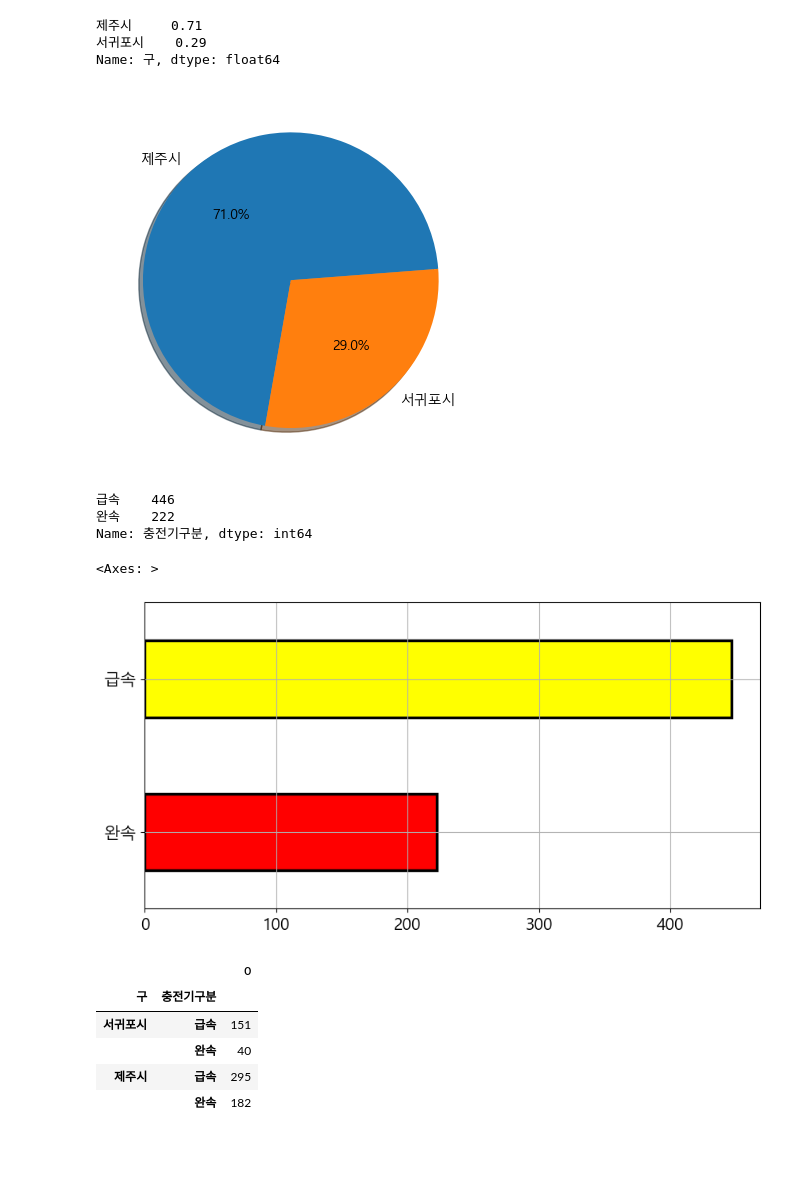
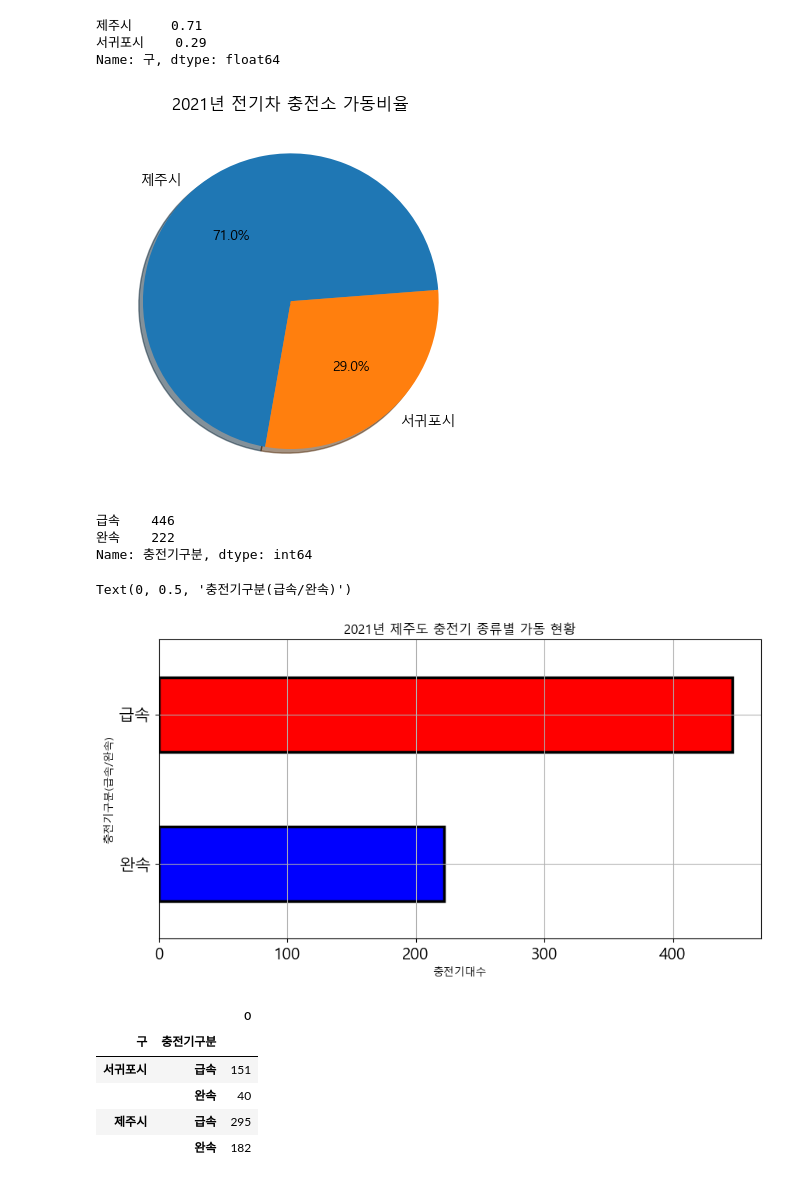
Before and after one commit to YooooSW/project4jo, a Jupyter notebook: chargejeju2021.ipynb, the cells around one changed output. Drawn from its saved outputs; the diff is of its cells as text; code cells hidden in the pictures; blank space fills up the shorter version.

```diff
--- a/chargejeju2021.ipynb
+++ b/chargejeju2021.ipynb
@@ -79,11 +79,12 @@ Name: 구, dtype: float64
 # %%
 # 2021년 전기차 충전소 가동비율 그래프
 ratio = [71,29]
 labels = ['제주시', '서귀포시']
 plt.pie(ratio, labels=labels, autopct='%.1f%%', startangle=260, counterclock=False, shadow=True)
+plt.title('2021년 전기차 충전소 가동비율')
 plt.show()
 # %% [output]
-[figure, old version]
+[figure, new version]
 # %%
 # 2021년 제주도 전기차 충전소 급속, 완속 충전기합
 print(chardatajeju21_df['충전기구분'].value_counts())
@@ -94,12 +95,15 @@ Name: 충전기구분, dtype: int64
 # %%
 # 21년도 충전기 대수 가동 현황 총합 (완속, 급속)
 
-chargerjeju20dist = pd.value_counts(chardatajeju21_df['충전기구분'].values, sort=True, ascending = True)
-chargerjeju20dist.plot.barh()
-chargerjeju20dist.plot.barh(grid=True, color = ['red', 'yellow'], edgecolor = 'black', linewidth = 2.5, figsize=(10,5), fontsize=15)
+chargerjeju21dist = pd.value_counts(chardatajeju21_df['충전기구분'].values, sort=True, ascending = True)
+chargerjeju21dist.plot.barh()
+chargerjeju21dist.plot.barh(grid=True, color = ['blue', 'red'], edgecolor = 'black', linewidth = 2.5, figsize=(10,5), fontsize=15)
+plt.title('2021년 제주도 충전기 종류별 가동 현황')
+plt.xlabel('충전기대수')
+plt.ylabel('충전기구분(급속/완속)')
 # %% [output]
-<Axes: >
+Text(0, 0.5, '충전기구분(급속/완속)')
-[figure, old version]
+[figure, new version]
 # %%
 # 2021년도 제주도 자치구별, 충전기구분별 데이터 프레임을 추출합니다.
 
```
Also changed, not shown: parts of 27 cells of this notebook, 15 other files.
